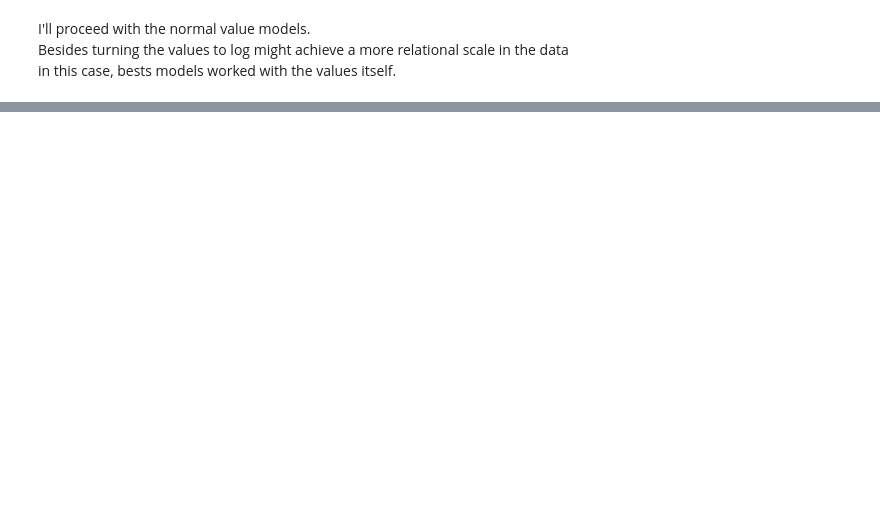
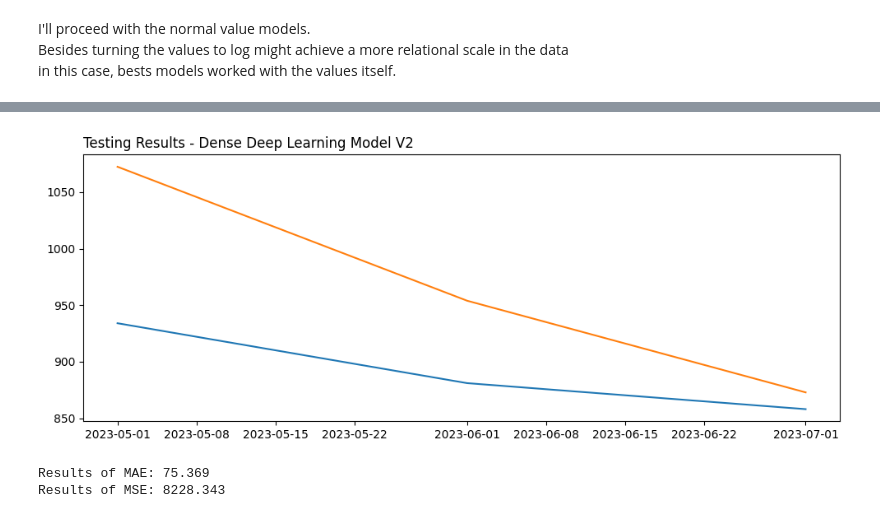
Before and after one commit to ViniAndrade10/Hot_Rolled_Coil_Price_Prediction, a Jupyter notebook: notebooks/Hot_Rolled_Coil_Price_Prediction.ipynb, the cells around one changed output, grey strips where cells are left out. Drawn from its saved outputs; the diff is of its cells as text; code cells hidden in the pictures; blank space fills up the shorter version.

```diff
--- a/notebooks/Hot_Rolled_Coil_Price_Prediction.ipynb
+++ b/notebooks/Hot_Rolled_Coil_Price_Prediction.ipynb
@@ -404,0 +487,8 @@ in this case, bests models worked with the values itself.
+# %%
+scaler = MinMaxScaler(feature_range=(0,1))
+
+X_scaled_train = scaler.fit_transform(X_train_new_v1)
+X_scaled_test = scaler.fit_transform(X_test_new_v1)
+
+y_scaled_train = scaler.fit_transform(np.array(y_train_new_v1).reshape(-1, 1))
+y_scaled_test = scaler.fit_transform(np.array(y_test_new_v1).reshape(-1, 1))
@@ -404,0 +512,7 @@ in this case, bests models worked with the values itself.
+# %%
+model_result_v2 = model.predict(X_scaled_test)
+output_unscaled = scaler.inverse_transform(model_result_v2)
+
+plotting_results(datas, y_test_new_v1, output_unscaled, "Dense Deep Learning Model", "V2")
+checking_results(y_test_new_v1, output_unscaled)
+# %% [output]
@@ -404,0 +520,3 @@ in this case, bests models worked with the values itself.
+[figure, added]
+Results of MAE: 75.369
+Results of MSE: 8228.343
```
Also changed, not shown: parts of 19 cells of this notebook.
